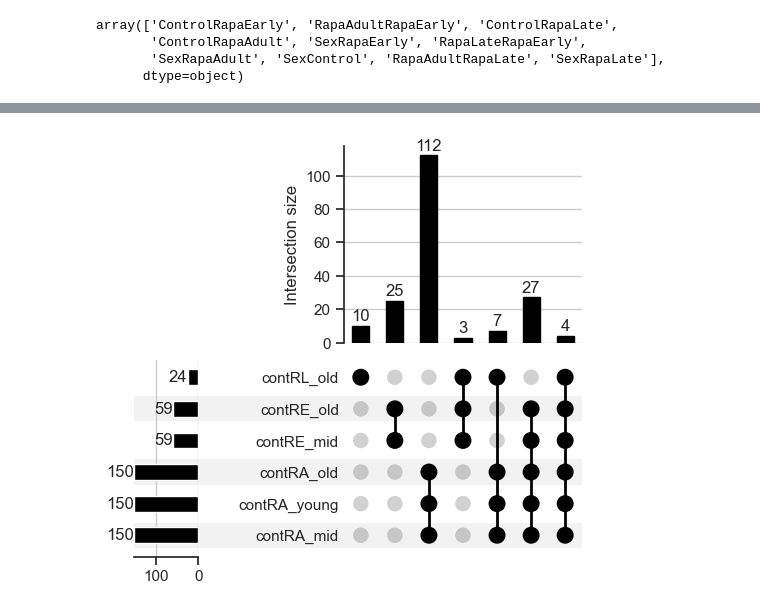
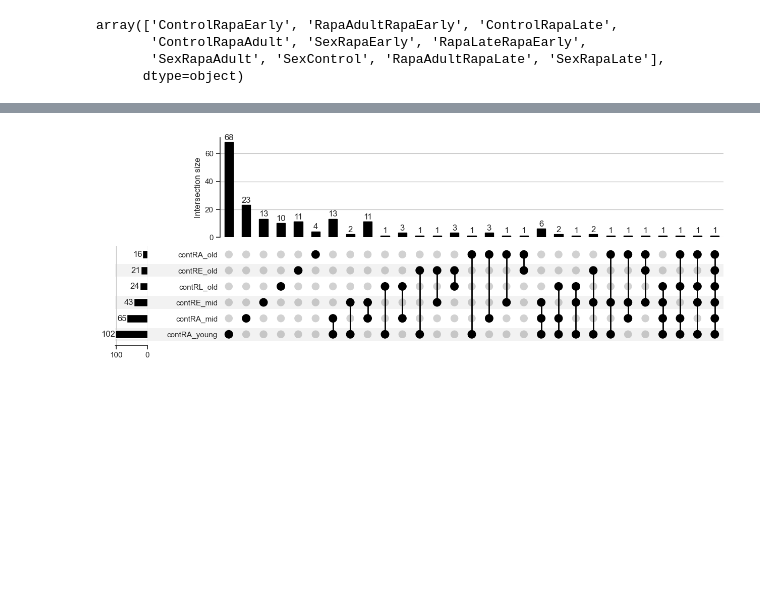
Before and after one commit to carolinamonzo/SG_MemoryRapamycin, a Jupyter notebook: new_rapamycin/scripts/memory.ipynb, the cells around one changed output, grey strips where cells are left out. Drawn from its saved outputs; the diff is of its cells as text; code cells hidden in the pictures; blank space fills up the shorter version.

```diff
--- a/new_rapamycin/scripts/memory.ipynb
+++ b/new_rapamycin/scripts/memory.ipynb
@@ -113,32 +113,32 @@ plt.savefig("../analysis/plots/memory/all.pdf")
 # %%
 # males
 males = mer[mer["Sex"] == "M"]
 x = males[males["Age"] == "Mid"]
-contRA_mid = males[males["Comparison"] == "ControlRapaAdult"]["OTU"]
+contRA_mid = x[x["Comparison"] == "ControlRapaAdult"]["OTU"]
 x = males[males["Age"] == "Mid"]
-contRE_mid = males[males["Comparison"] == "ControlRapaEarly"]["OTU"]
+contRE_mid = x[x["Comparison"] == "ControlRapaEarly"]["OTU"]
 x = males[males["Age"] == "Young"]
-contRA_young = males[males["Comparison"] == "ControlRapaAdult"]["OTU"]
+contRA_young = x[x["Comparison"] == "ControlRapaAdult"]["OTU"]
 
 x = males[males["Age"] == "Old"]
-contRA_old = males[males["Comparison"] == "ControlRapaAdult"]["OTU"]
+contRA_old = x[x["Comparison"] == "ControlRapaAdult"]["OTU"]
 x = males[males["Age"] == "Old"]
-contRE_old = males[males["Comparison"] == "ControlRapaEarly"]["OTU"]
+contRE_old = x[x["Comparison"] == "ControlRapaEarly"]["OTU"]
 
 x = males[males["Age"] == "Old"]
-contRL_old = males[males["Comparison"] == "ControlRapaLate"]["OTU"]
+contRL_old = x[x["Comparison"] == "ControlRapaLate"]["OTU"]
 
 changes = from_contents(
     {"contRA_mid":contRA_mid.unique(), "contRE_mid":contRE_mid.unique(), "contRA_young":contRA_young.unique(),
      "contRA_old":contRA_old.unique(), "contRE_old":contRE_old.unique(), "contRL_old":contRL_old.unique()}
 )
 
 ax_dict = UpSet(changes, subset_size="count", show_counts=True).plot()
 matplotlib.rcParams['pdf.fonttype'] = 42
 plt.tight_layout()
 plt.savefig("../analysis/plots/memory/males_all.pdf")
 # %% [output]
-[figure, old version]
+[figure, new version]
 # %%
 # females
 
```
Also changed, not shown: parts of 4 cells of this notebook.
